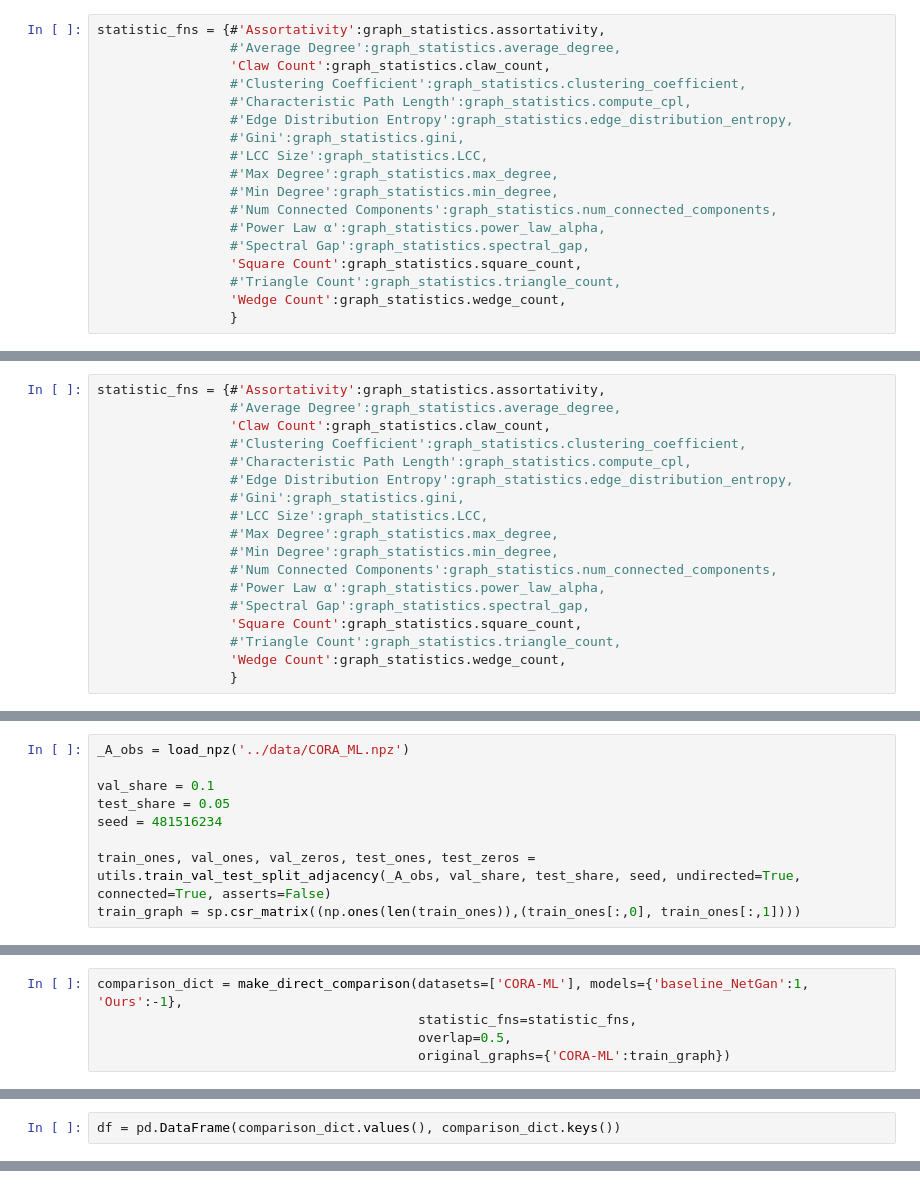
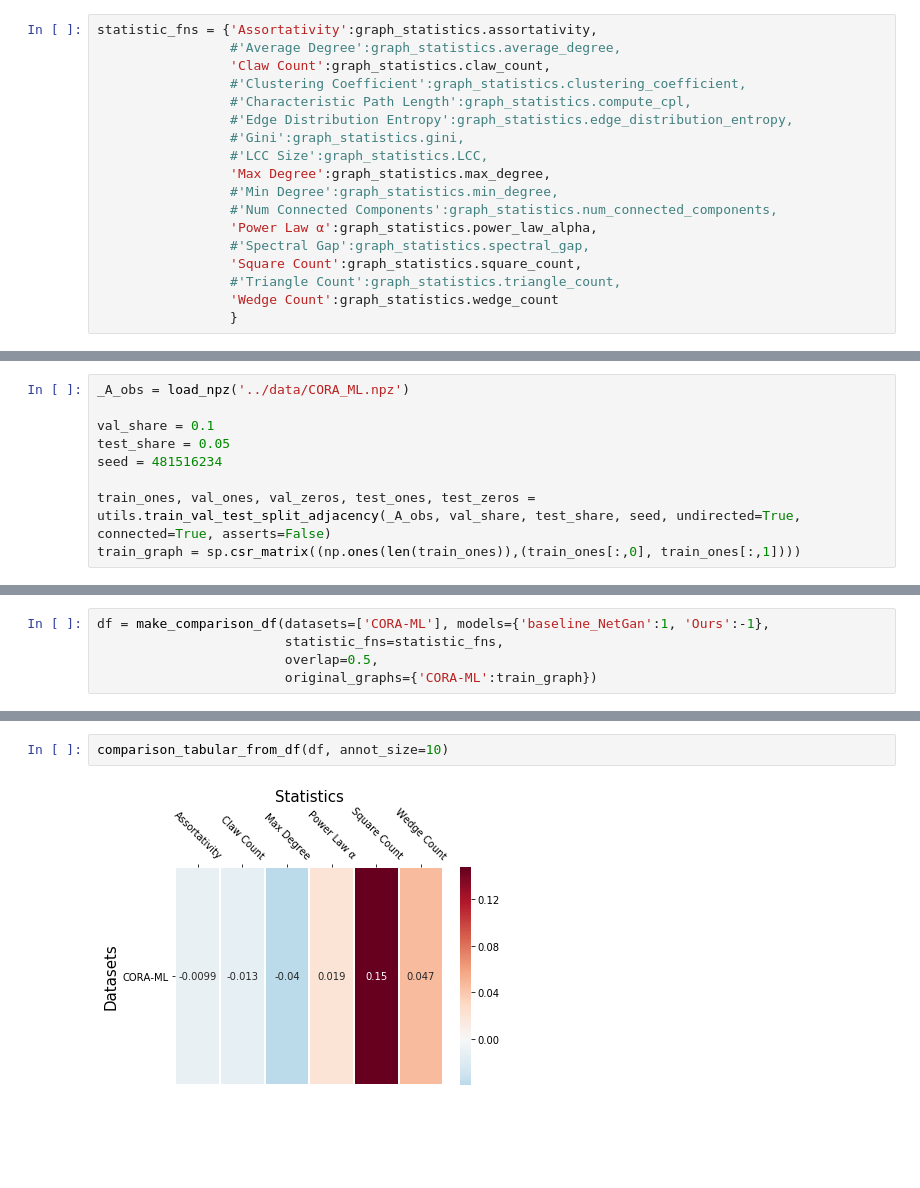
Before and after one commit to hheidrich/Net, a Jupyter notebook: exp/DirectComparisonTable.ipynb, the cells around one changed output, grey strips where cells are left out. Saved outputs shown, nothing was run; the diff lists cells and outputs as text; blank space fills up the shorter version.

Commit message:
Added function that makes heatmap table plot for comparing two models with relative errors directly. Added notebook to demonstrate this function.

```diff
--- a/exp/DirectComparisonTable.ipynb
+++ b/exp/DirectComparisonTable.ipynb
@@ -15,5 +17,5 @@ from evaluation import (Evaluation, tabular_from_statistics, df_from_tabular, co
 # %%
-statistic_fns = {#'Assortativity':graph_statistics.assortativity,
+statistic_fns = {'Assortativity':graph_statistics.assortativity,
                  #'Average Degree':graph_statistics.average_degree,
                  'Claw Count':graph_statistics.claw_count,
                  #'Clustering Coefficient':graph_statistics.clustering_coefficient,
@@ -21,12 +23,12 @@ statistic_fns = {#'Assortativity':graph_statistics.assortativity,
                  #'Edge Distribution Entropy':graph_statistics.edge_distribution_entropy,
                  #'Gini':graph_statistics.gini,
                  #'LCC Size':graph_statistics.LCC,
-                 #'Max Degree':graph_statistics.max_degree,
+                 'Max Degree':graph_statistics.max_degree,
                  #'Min Degree':graph_statistics.min_degree,
                  #'Num Connected Components':graph_statistics.num_connected_components,
-                 #'Power Law α':graph_statistics.power_law_alpha,
+                 'Power Law α':graph_statistics.power_law_alpha,
                  #'Spectral Gap':graph_statistics.spectral_gap,
                  'Square Count':graph_statistics.square_count,
                  #'Triangle Count':graph_statistics.triangle_count,
-                 'Wedge Count':graph_statistics.wedge_count,
+                 'Wedge Count':graph_statistics.wedge_count
                  }
@@ -129,18 +34,0 @@ def make_direct_comparison(datasets, models, statistic_fns, overlap, original_gr
-# %%
-statistic_fns = {#'Assortativity':graph_statistics.assortativity,
-                 #'Average Degree':graph_statistics.average_degree,
-                 'Claw Count':graph_statistics.claw_count,
-                 #'Clustering Coefficient':graph_statistics.clustering_coefficient,
-                 #'Characteristic Path Length':graph_statistics.compute_cpl,
-                 #'Edge Distribution Entropy':graph_statistics.edge_distribution_entropy,
-                 #'Gini':graph_statistics.gini,
-                 #'LCC Size':graph_statistics.LCC,
-                 #'Max Degree':graph_statistics.max_degree,
-                 #'Min Degree':graph_statistics.min_degree,
-                 #'Num Connected Components':graph_statistics.num_connected_components,
-                 #'Power Law α':graph_statistics.power_law_alpha,
-                 #'Spectral Gap':graph_statistics.spectral_gap,
-                 'Square Count':graph_statistics.square_count,
-                 #'Triangle Count':graph_statistics.triangle_count,
-                 'Wedge Count':graph_statistics.wedge_count,
-                 }
@@ -156,5 +48,5 @@ train_graph = sp.csr_matrix((np.ones(len(train_ones)),(train_ones[:,0], train_on
 # %%
-comparison_dict = make_direct_comparison(datasets=['CORA-ML'], models={'baseline_NetGan':1, 'Ours':-1},
-                                         statistic_fns=statistic_fns,
-                                         overlap=0.5,
-                                         original_graphs={'CORA-ML':train_graph})
+df = make_comparison_df(datasets=['CORA-ML'], models={'baseline_NetGan':1, 'Ours':-1},
+                        statistic_fns=statistic_fns,
+                        overlap=0.5,
+                        original_graphs={'CORA-ML':train_graph})
@@ -174,2 +52,0 @@ comparison_dict
-# %%
-df = pd.DataFrame(comparison_dict.values(), comparison_dict.keys())
@@ -222,0 +53,4 @@ alt.Chart(source).mark_rect().encode(
+# %%
+comparison_tabular_from_df(df, annot_size=10)
+# %% [output]
+[figure, added]
```
Also changed, not shown: parts of 20 cells of this notebook, 1 other file.
